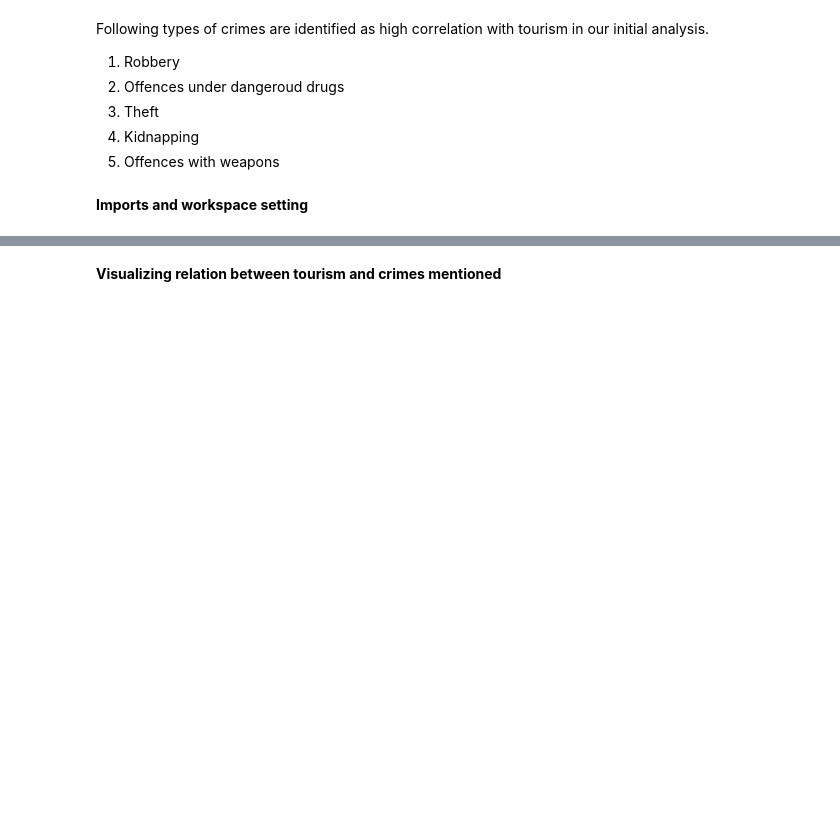
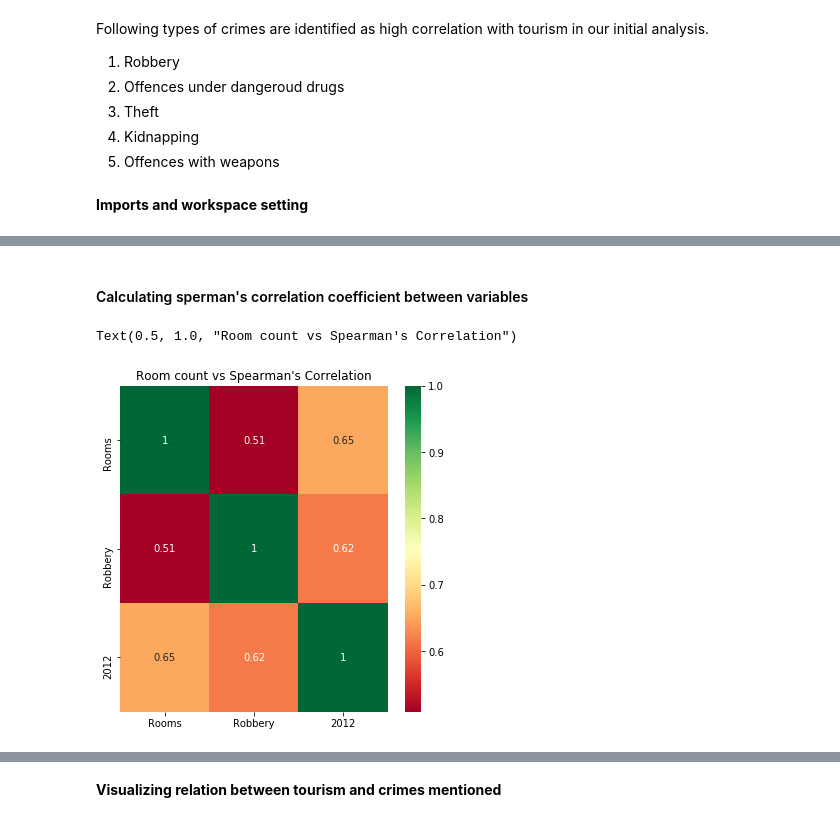
Before and after one commit to PraAnj/gov.lk.data.analysis, a Jupyter notebook: src/tourism_causes_crimes_hypothesis.ipynb, the cells around one changed output, grey strips where cells are left out. Saved outputs shown, nothing was run; the diff lists cells and outputs as text; code cells hidden in the pictures; blank space fills up the shorter version.

```diff
--- a/src/tourism_causes_crimes_hypothesis.ipynb
+++ b/src/tourism_causes_crimes_hypothesis.ipynb
@@ -39,0 +75,14 @@ Data set size :  (25, 37)
+# %% [markdown]
+#### Calculating sperman's correlation coefficient between variables
+# %%
+spearmanCorrelations = integrated_dataNormalized.corr(method='spearman')
+
+## Extract high correlations to Rooms
+topCorrFeatures = spearmanCorrelations.index[abs(spearmanCorrelations['Rooms']) >= 0.5]
+
+plt.figure(figsize=(6,6))
+ax = sns.heatmap(integrated_dataNormalized[topCorrFeatures].corr(method='spearman'), annot=True, cmap="RdYlGn")
+ax.set_title('Room count vs Spearman\'s Correlation')
+# %% [output]
+Text(0.5, 1.0, "Room count vs Spearman's Correlation")
+[figure, added]
```
Also changed, not shown: parts of 23 cells of this notebook.
